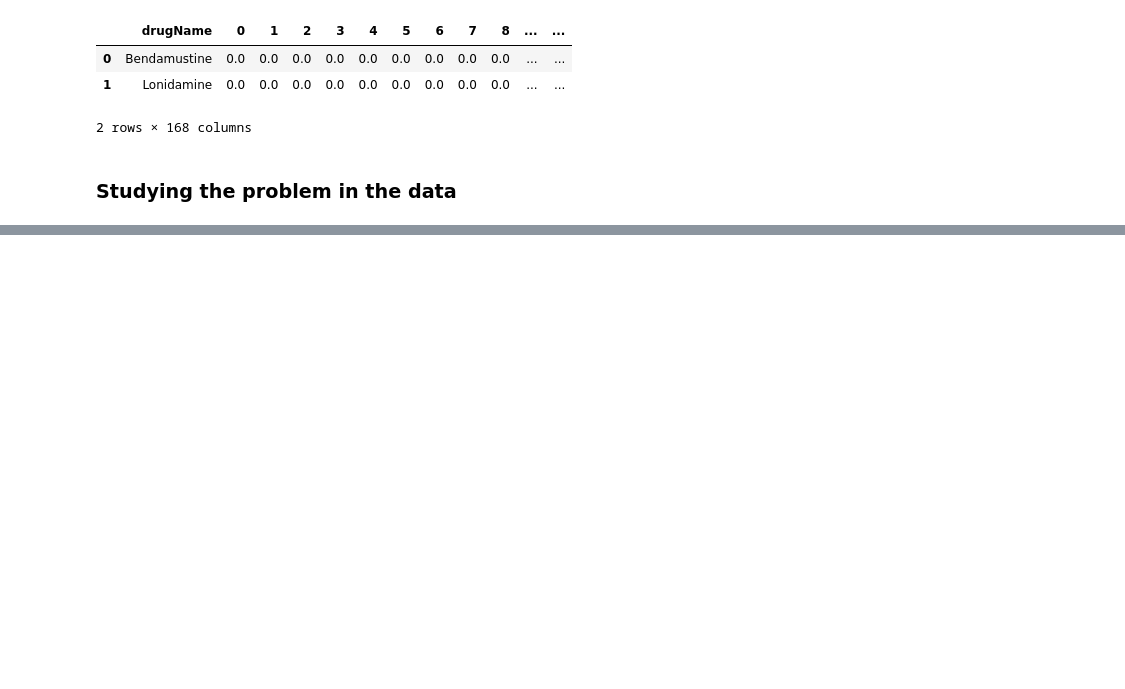
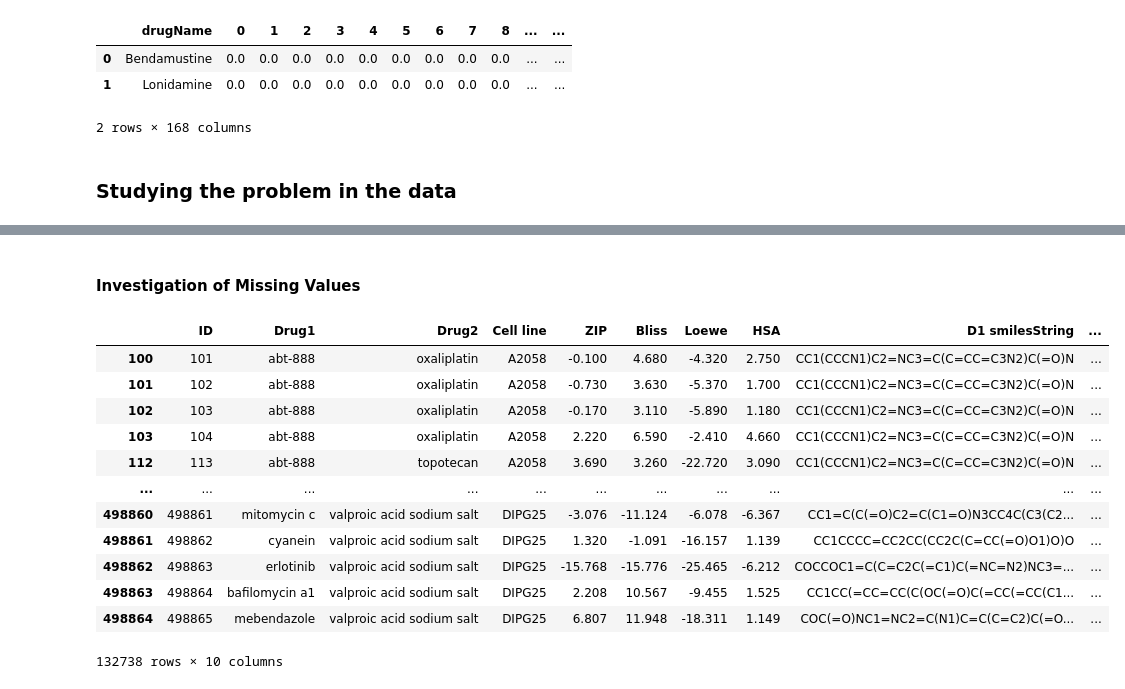
Before and after one commit to stefanhuber1510/marbleProject, a Jupyter notebook: featureSelection/dataStudy.ipynb, the cells around one changed output, grey strips where cells are left out. Cells and saved outputs as stored; diff of their text form; code cells hidden in the pictures; blank space fills up the shorter version.

```diff
--- a/featureSelection/dataStudy.ipynb
+++ b/featureSelection/dataStudy.ipynb
@@ -94,0 +193,18 @@ PRETTYFY - make notes for experiements, explain what does what and why
+# %% [markdown]
+#### Investigation of Missing Values
+# %%
+dataSmiles[(dataSmiles["D1 smilesString"]=="9999") | (dataSmiles["D2 smilesString"]=="9999")]
+# %% [output]
+|  | ID | Drug1 | Drug2 | Cell line | ZIP | Bliss | Loewe | HSA | D1 smilesString | ... |
+| 100 | 101 | abt-888 | oxaliplatin | A2058 | -0.100 | 4.680 | -4.320 | 2.750 | CC1(CCCN1)C2=NC3=C(C=CC=C3N2)C(=O)N | ... |
+| 101 | 102 | abt-888 | oxaliplatin | A2058 | -0.730 | 3.630 | -5.370 | 1.700 | CC1(CCCN1)C2=NC3=C(C=CC=C3N2)C(=O)N | ... |
+| 102 | 103 | abt-888 | oxaliplatin | A2058 | -0.170 | 3.110 | -5.890 | 1.180 | CC1(CCCN1)C2=NC3=C(C=CC=C3N2)C(=O)N | ... |
+| 103 | 104 | abt-888 | oxaliplatin | A2058 | 2.220 | 6.590 | -2.410 | 4.660 | CC1(CCCN1)C2=NC3=C(C=CC=C3N2)C(=O)N | ... |
+| 112 | 113 | abt-888 | topotecan | A2058 | 3.690 | 3.260 | -22.720 | 3.090 | CC1(CCCN1)C2=NC3=C(C=CC=C3N2)C(=O)N | ... |
+| ... | ... | ... | ... | ... | ... | ... | ... | ... | ... | ... |
+| 498860 | 498861 | mitomycin c | valproic acid sodium salt | DIPG25 | -3.076 | -11.124 | -6.078 | -6.367 | CC1=C(C(=O)C2=C(C1=O)N3CC4C(C3(C2... | ... |
+| 498861 | 498862 | cyanein | valproic acid sodium salt | DIPG25 | 1.320 | -1.091 | -16.157 | 1.139 | CC1CCCC=CC2CC(CC2C(C=CC(=O)O1)O)O | ... |
+| 498862 | 498863 | erlotinib | valproic acid sodium salt | DIPG25 | -15.768 | -15.776 | -25.465 | -6.212 | COCCOC1=C(C=C2C(=C1)C(=NC=N2)NC3=... | ... |
+| 498863 | 498864 | bafilomycin a1 | valproic acid sodium salt | DIPG25 | 2.208 | 10.567 | -9.455 | 1.525 | CC1CC(=CC=CC(C(OC(=O)C(=CC(=CC(C1... | ... |
+| 498864 | 498865 | mebendazole | valproic acid sodium salt | DIPG25 | 6.807 | 11.948 | -18.311 | 1.149 | COC(=O)NC1=NC2=C(N1)C=C(C=C2)C(=O... | ... |
+132738 rows × 10 columns
```
Also changed, not shown: parts of 30 cells of this notebook, 2 other files.
